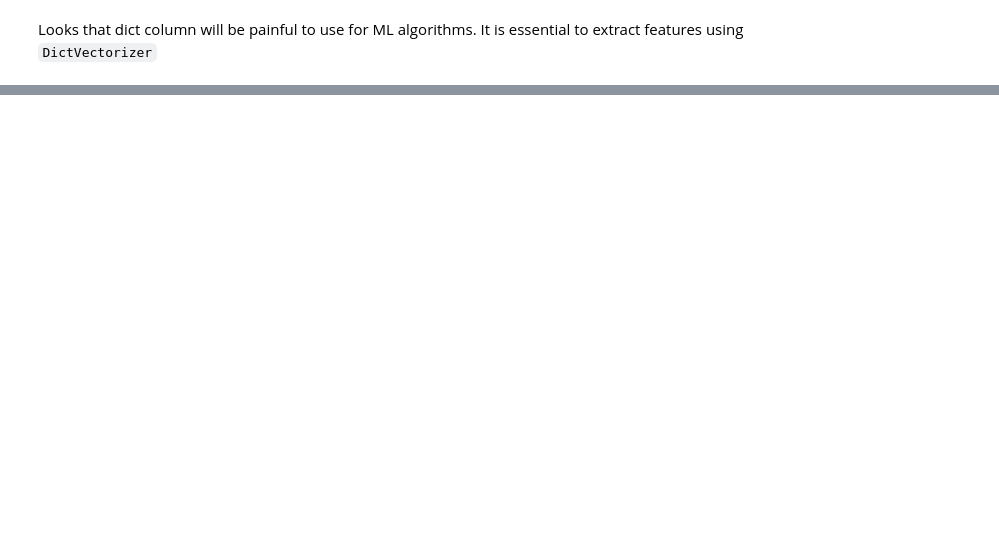
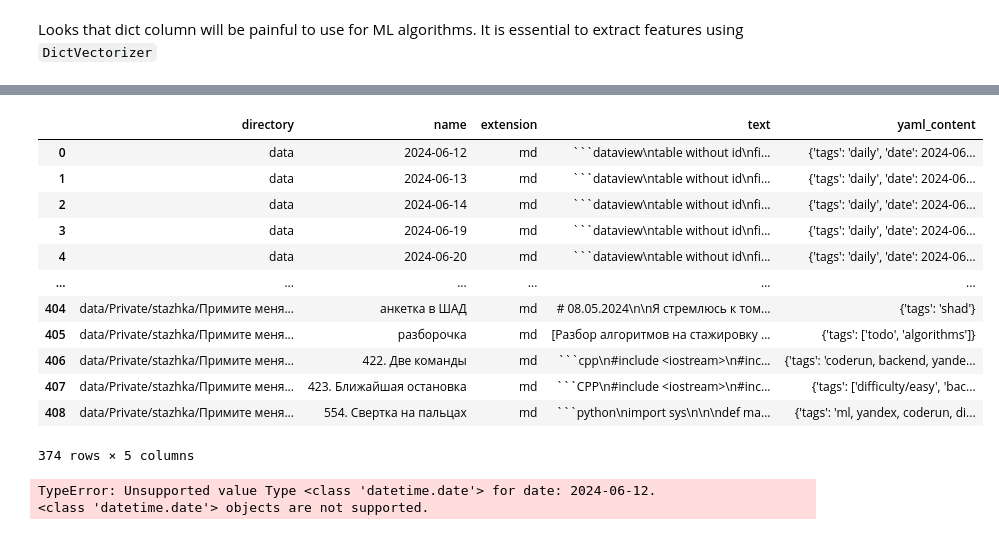
Before and after one commit to ruzanovad/learn-struct, a Jupyter notebook: prepare_dataset.ipynb, the cells around one changed output, grey strips where cells are left out. Saved outputs shown, nothing was run; the diff lists cells and outputs as text; code cells hidden in the pictures; blank space fills up the shorter version.

````diff
--- a/prepare_dataset.ipynb
+++ b/prepare_dataset.ipynb
@@ -125,2 +131,11 @@ Name: yaml_content, Length: 374, dtype: object
 # %% [markdown]
 Looks that dict column will be painful to use for ML algorithms. It is essential to extract features using `DictVectorizer`
+# %%
+def erase_yaml(row):
+    len_of_yaml = 1 + len(row["yaml_content"]) + 8  # --- symbols + \n
+    row["text"] = row["text"][len_of_yaml:]
+    return row
+
+
+df_with_yaml = df_with_yaml.apply(erase_yaml, axis="columns")
+df_with_yaml
@@ -126,0 +156,13 @@ Looks that dict column will be painful to use for ML algorithms. It is essential
+# %%
+def preprocess_yaml(row):
+    row = yaml.safe_load(row) if pd.notnull(row) else None
+    if row == None:
+        return row
+    for key in row.keys():
+        if isinstance(row[key], list) and len(row[key]) == 1:
+            row[key] = row[key][0]
+    return row
+
+
+df_with_yaml["yaml_content"] = df_with_yaml["yaml_content"].apply(preprocess_yaml)
+df_with_yaml["yaml_content"]
@@ -127,2 +182,25 @@ Looks that dict column will be painful to use for ML algorithms. It is essential
+# %%
+df_with_yaml
+# %% [output]
+|  | directory | name | extension | text | yaml_content |
+| 0 | data | 2024-06-12 | md | ```dataview\ntable without id\nfi... | {'tags': 'daily', 'date': 2024-06... |
+| 1 | data | 2024-06-13 | md | ```dataview\ntable without id\nfi... | {'tags': 'daily', 'date': 2024-06... |
+| 2 | data | 2024-06-14 | md | ```dataview\ntable without id\nfi... | {'tags': 'daily', 'date': 2024-06... |
+| 3 | data | 2024-06-19 | md | ```dataview\ntable without id\nfi... | {'tags': 'daily', 'date': 2024-06... |
+| 4 | data | 2024-06-20 | md | ```dataview\ntable without id\nfi... | {'tags': 'daily', 'date': 2024-06... |
+| ... | ... | ... | ... | ... | ... |
+| 404 | data/Private/stazhka/Примите меня... | анкетка в ШАД | md | # 08.05.2024\n\nЯ стремлюсь к том... | {'tags': 'shad'} |
+| 405 | data/Private/stazhka/Примите меня... | разборочка | md | [Разбор алгоритмов на стажировку ... | {'tags': ['todo', 'algorithms']} |
+| 406 | data/Private/stazhka/Примите меня... | 422. Две команды | md | ```cpp\n#include <iostream>\n#inc... | {'tags': 'coderun, backend, yande... |
+| 407 | data/Private/stazhka/Примите меня... | 423. Ближайшая остановка | md | ```CPP\n#include <iostream>\n#inc... | {'tags': ['difficulty/easy', 'bac... |
+| 408 | data/Private/stazhka/Примите меня... | 554. Свертка на пальцах | md | ```python\nimport sys\n\n\ndef ma... | {'tags': 'ml, yandex, coderun, di... |
+374 rows × 5 columns
 # %%
 from sklearn.feature_extraction import DictVectorizer
+
+
+dict_trans = DictVectorizer()
+dict_trans.fit_transform(df_with_yaml['yaml_content'])
+# %% [output]
+TypeError: Unsupported value Type <class 'datetime.date'> for date: 2024-06-12.
+<class 'datetime.date'> objects are not supported.
````
Also changed, not shown: parts of 7 cells of this notebook.
